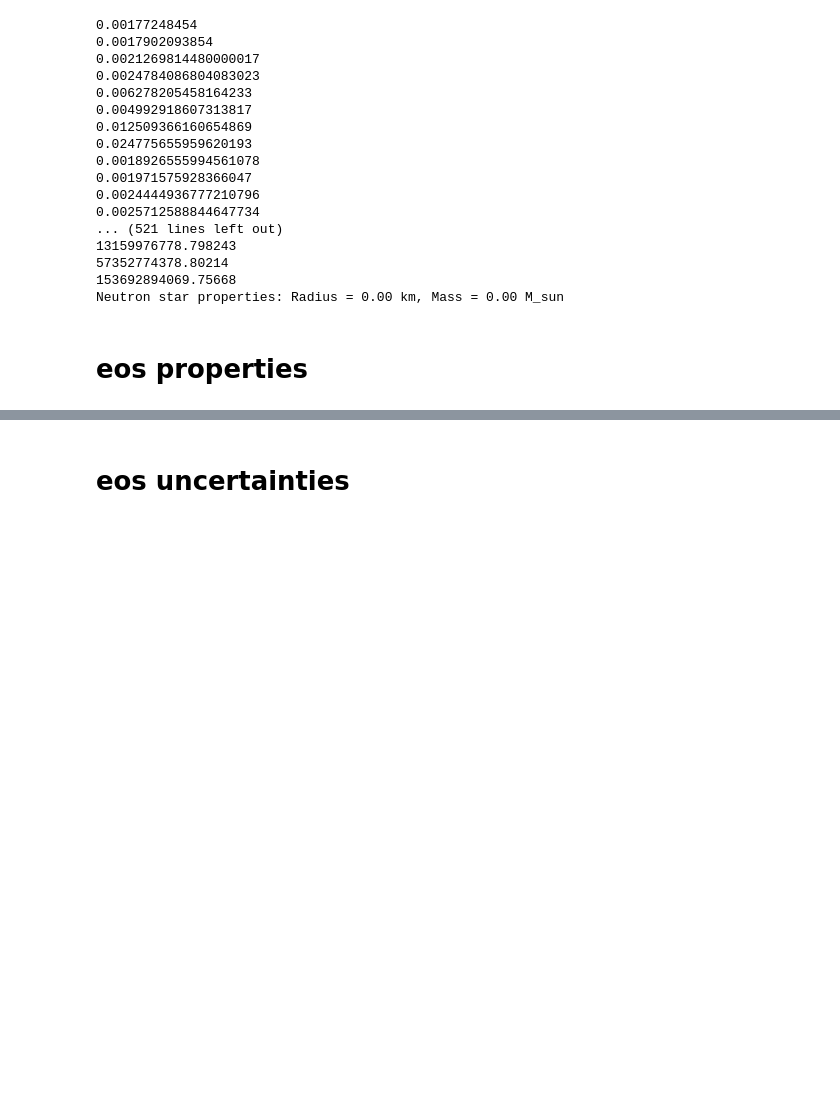
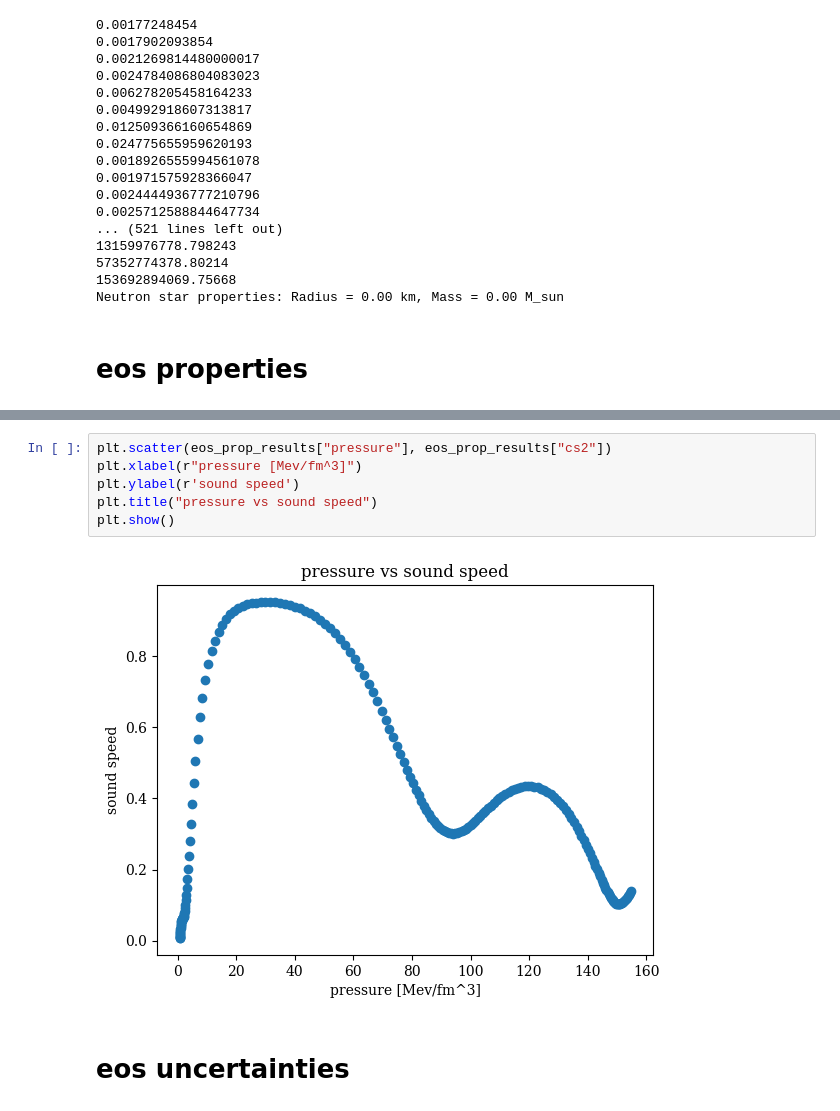
Before and after one commit to codinginrevolt/master_thesis, a Jupyter notebook: ceft+pqcd.ipynb, the cells around one changed output, grey strips where cells are left out. Saved outputs shown, nothing was run; the diff lists cells and outputs as text; blank space fills up the shorter version.

```diff
--- a/ceft+pqcd.ipynb
+++ b/ceft+pqcd.ipynb
@@ -338,3 +355,11 @@ plt.show()
+# %%
+plt.scatter(eos_prop_results["pressure"], eos_prop_results["cs2"])
+plt.xlabel(r"pressure [Mev/fm^3]")
+plt.ylabel(r'sound speed')
+plt.title("pressure vs sound speed")
+plt.show()
+# %% [output]
+[figure, added]
 # %% [markdown]
 # eos uncertainties
 # %% [markdown]
```
Also changed, not shown: parts of 4 cells of this notebook, 24 other files.
